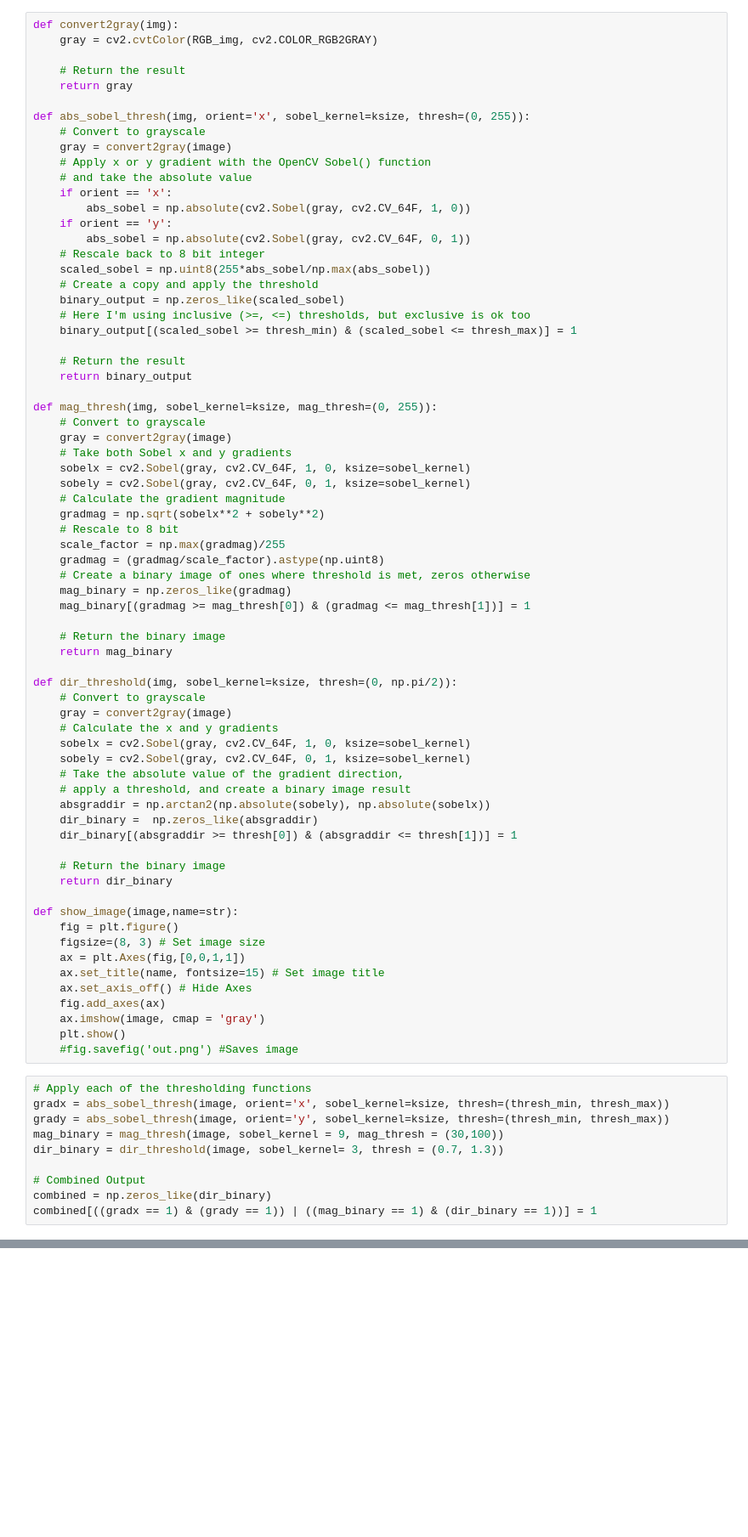
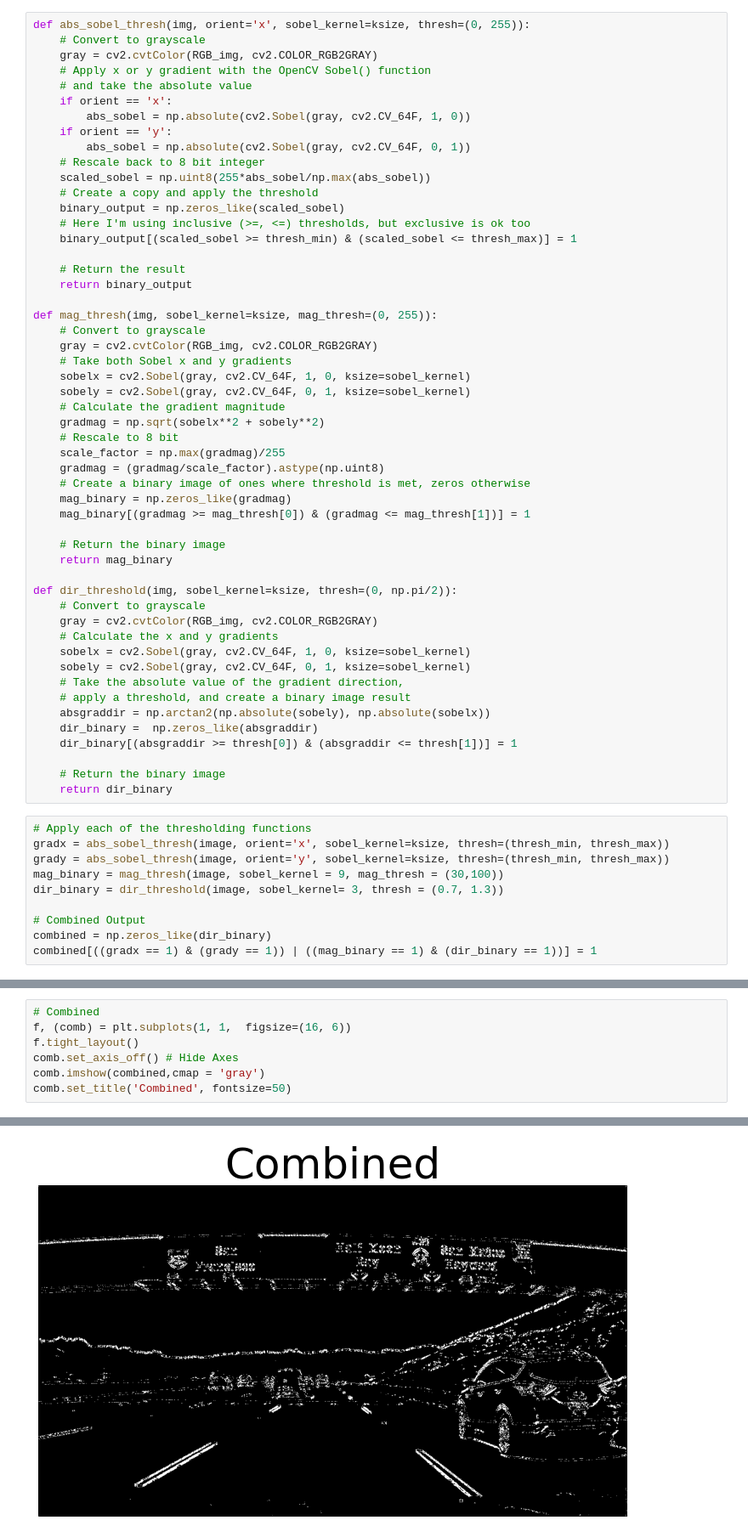
Before and after one commit to rafaca5tro/gradiants_and_colorspaces, a Jupyter notebook: conbination.ipynb, the cells around one changed output, grey strips where cells are left out. Shown at 85% size. Cells and saved outputs as stored; diff of their text form; blank space fills up the shorter version.

```diff
--- a/conbination.ipynb
+++ b/conbination.ipynb
@@ -22,15 +25,9 @@ thresh_max = 100
 # %% [markdown]
 ## Helper Functions
 # %%
-def convert2gray(img):
-    gray = cv2.cvtColor(RGB_img, cv2.COLOR_RGB2GRAY)
-
-    # Return the result
-    return gray
-
 def abs_sobel_thresh(img, orient='x', sobel_kernel=ksize, thresh=(0, 255)):
     # Convert to grayscale
-    gray = convert2gray(image)
+    gray = cv2.cvtColor(RGB_img, cv2.COLOR_RGB2GRAY)
     # Apply x or y gradient with the OpenCV Sobel() function
     # and take the absolute value
     if orient == 'x':
@@ -49,7 +46,7 @@ def abs_sobel_thresh(img, orient='x', sobel_kernel=ksize, thresh=(0, 255)):
 
 def mag_thresh(img, sobel_kernel=ksize, mag_thresh=(0, 255)):
     # Convert to grayscale
-    gray = convert2gray(image)
+    gray = cv2.cvtColor(RGB_img, cv2.COLOR_RGB2GRAY)
     # Take both Sobel x and y gradients
     sobelx = cv2.Sobel(gray, cv2.CV_64F, 1, 0, ksize=sobel_kernel)
     sobely = cv2.Sobel(gray, cv2.CV_64F, 0, 1, ksize=sobel_kernel)
@@ -67,7 +64,7 @@ def mag_thresh(img, sobel_kernel=ksize, mag_thresh=(0, 255)):
 
 def dir_threshold(img, sobel_kernel=ksize, thresh=(0, np.pi/2)):
     # Convert to grayscale
-    gray = convert2gray(image)
+    gray = cv2.cvtColor(RGB_img, cv2.COLOR_RGB2GRAY)
     # Calculate the x and y gradients
     sobelx = cv2.Sobel(gray, cv2.CV_64F, 1, 0, ksize=sobel_kernel)
     sobely = cv2.Sobel(gray, cv2.CV_64F, 0, 1, ksize=sobel_kernel)
@@ -79,17 +76,6 @@ def dir_threshold(img, sobel_kernel=ksize, thresh=(0, np.pi/2)):
 
     # Return the binary image
     return dir_binary
-
-def show_image(image,name=str):
-    fig = plt.figure()
-    figsize=(8, 3) # Set image size
-    ax = plt.Axes(fig,[0,0,1,1])
-    ax.set_title(name, fontsize=15) # Set image title
-    ax.set_axis_off() # Hide Axes
-    fig.add_axes(ax)
-    ax.imshow(image, cmap = 'gray')
-    plt.show()
-    #fig.savefig('out.png') #Saves image
 # %%
 # Apply each of the thresholding functions
 gradx = abs_sobel_thresh(image, orient='x', sobel_kernel=ksize, thresh=(thresh_min, thresh_max))
@@ -118,0 +114,8 @@ show_image(combined, 'Combined')
+# %%
+# Combined
+f, (comb) = plt.subplots(1, 1,  figsize=(16, 6))
+f.tight_layout()
+comb.set_axis_off() # Hide Axes
+comb.imshow(combined,cmap = 'gray')
+comb.set_title('Combined', fontsize=50)
+# %% [output]
@@ -118,0 +123 @@ show_image(combined, 'Combined')
+[figure, added]
```
Also changed, not shown: parts of 4 cells of this notebook, 5 other files.
